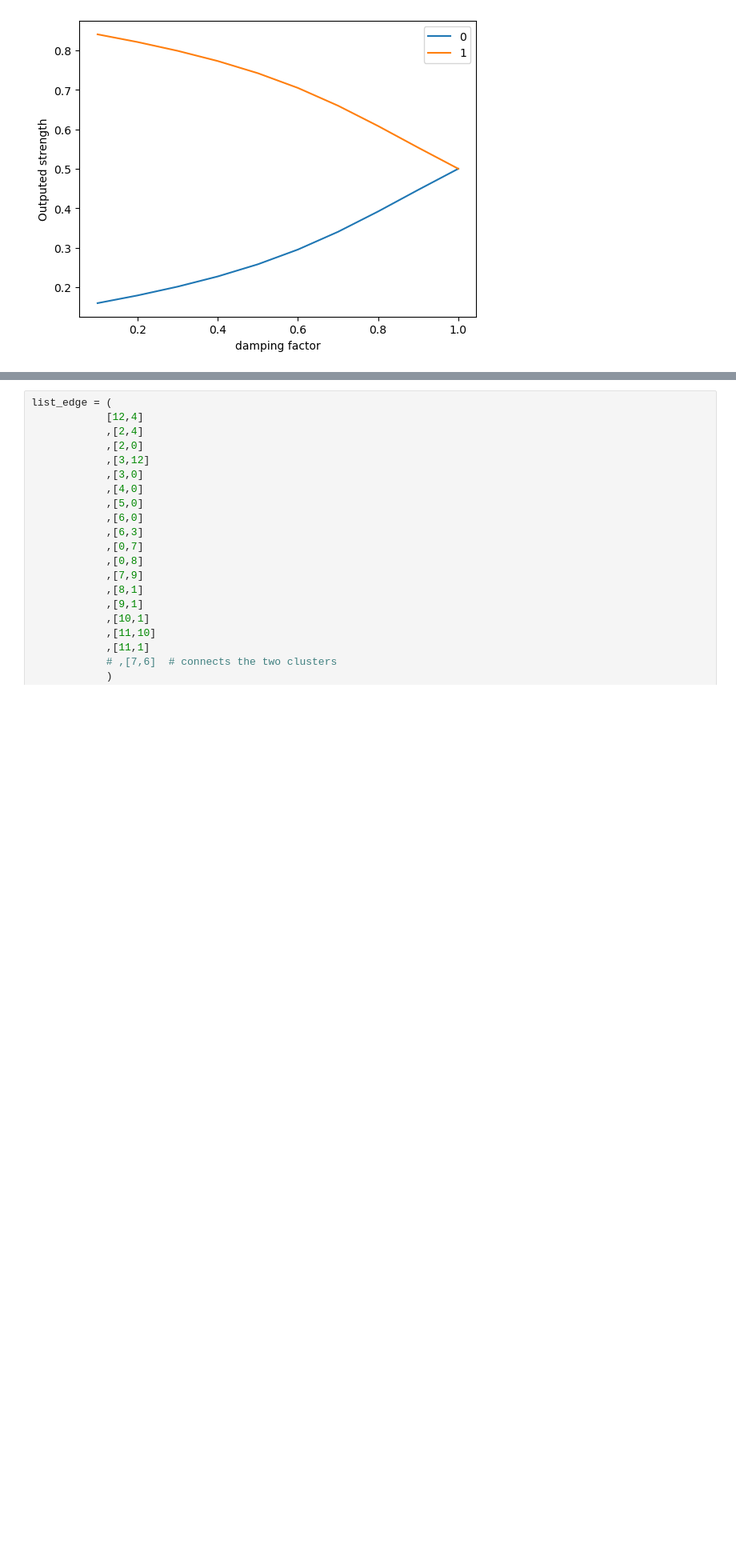
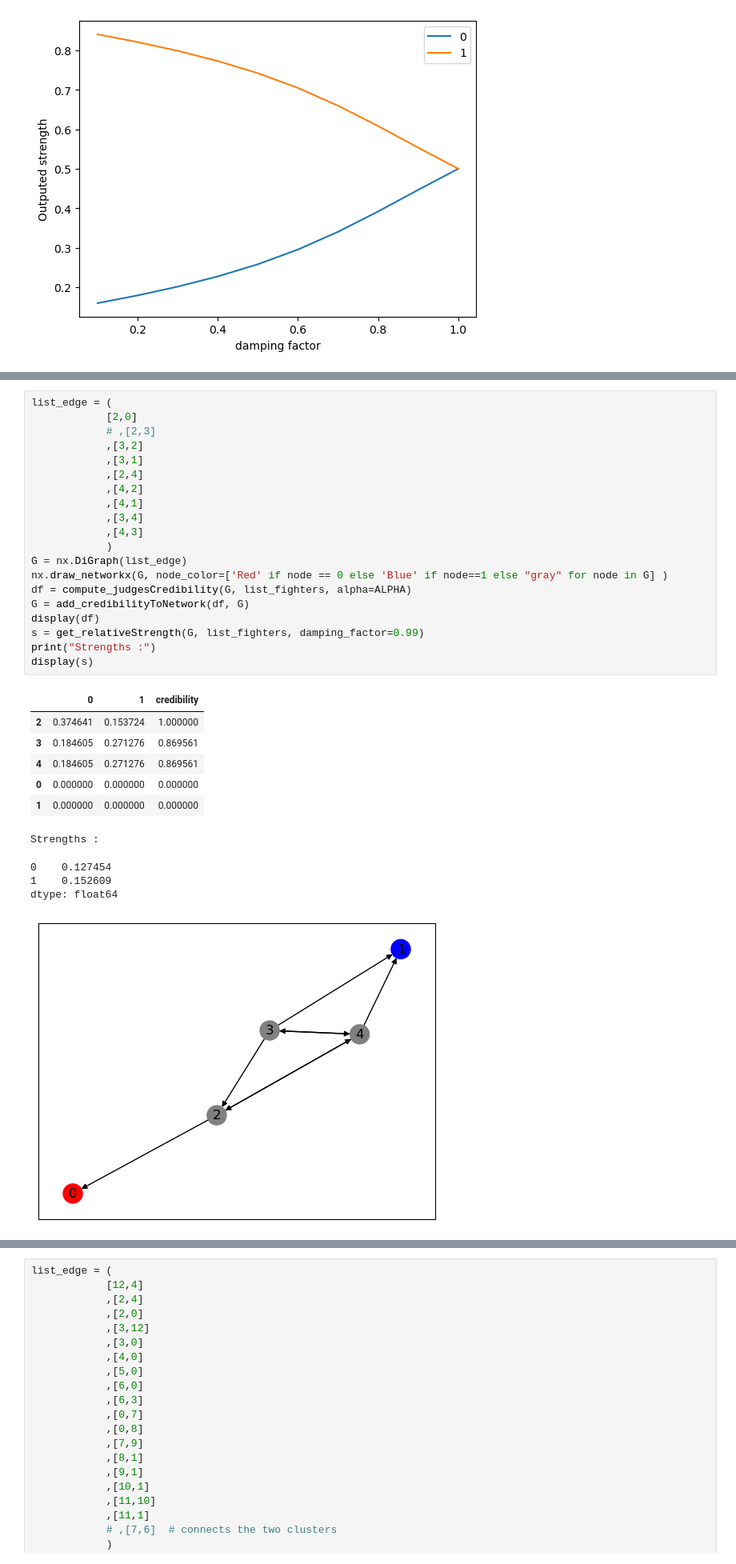
Before and after one commit to PierrickLeroy/mma-graph, a Jupyter notebook: authentic-performance_20230510.ipynb, the cells around one changed output, grey strips where cells are left out. Shown: that part at 80% size. Saved outputs shown, nothing was run; the diff lists cells and outputs as text; blank space fills up the shorter version.

```diff
--- a/authentic-performance_20230510.ipynb
+++ b/authentic-performance_20230510.ipynb
@@ -502,0 +548,32 @@ plt.legend()
+# %%
+list_edge = (
+            [2,0]
+            # ,[2,3]
+            ,[3,2]
+            ,[3,1]
+            ,[2,4]
+            ,[4,2]
+            ,[4,1]
+            ,[3,4]
+            ,[4,3]
+            )
+G = nx.DiGraph(list_edge)
+nx.draw_networkx(G, node_color=['Red' if node == 0 else 'Blue' if node==1 else "gray" for node in G] )
+df = compute_judgesCredibility(G, list_fighters, alpha=ALPHA)
+G = add_credibilityToNetwork(df, G)
+display(df)
+s = get_relativeStrength(G, list_fighters, damping_factor=0.99)
+print("Strengths :")
+display(s)
+# %% [output]
+|  | 0 | 1 | credibility |
+| 2 | 0.374641 | 0.153724 | 1.000000 |
+| 3 | 0.184605 | 0.271276 | 0.869561 |
+| 4 | 0.184605 | 0.271276 | 0.869561 |
+| 0 | 0.000000 | 0.000000 | 0.000000 |
+| 1 | 0.000000 | 0.000000 | 0.000000 |
+Strengths :
+0    0.127454
+1    0.152609
+dtype: float64
+[figure, added]
```
Also changed, not shown: parts of 17 cells of this notebook, 2 other files.
